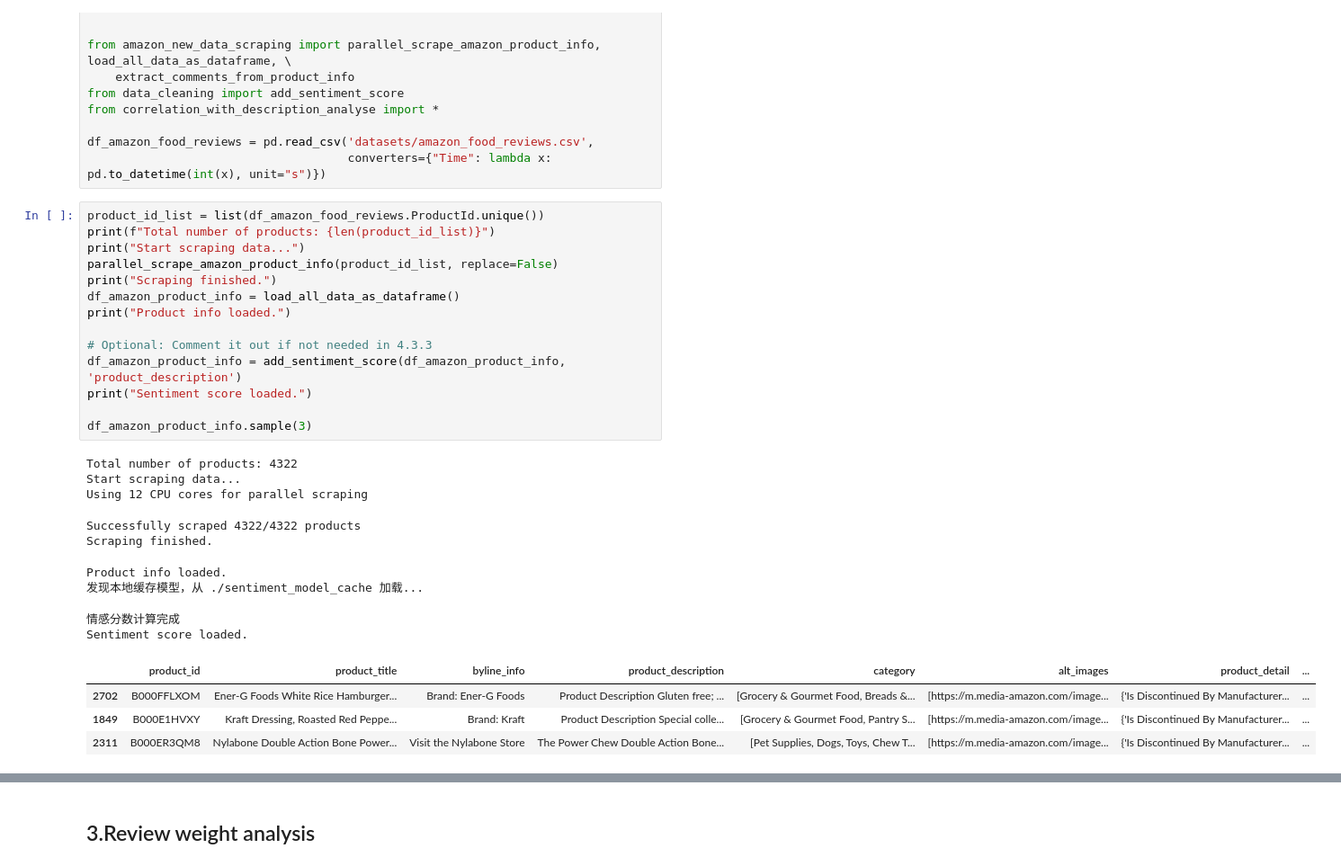
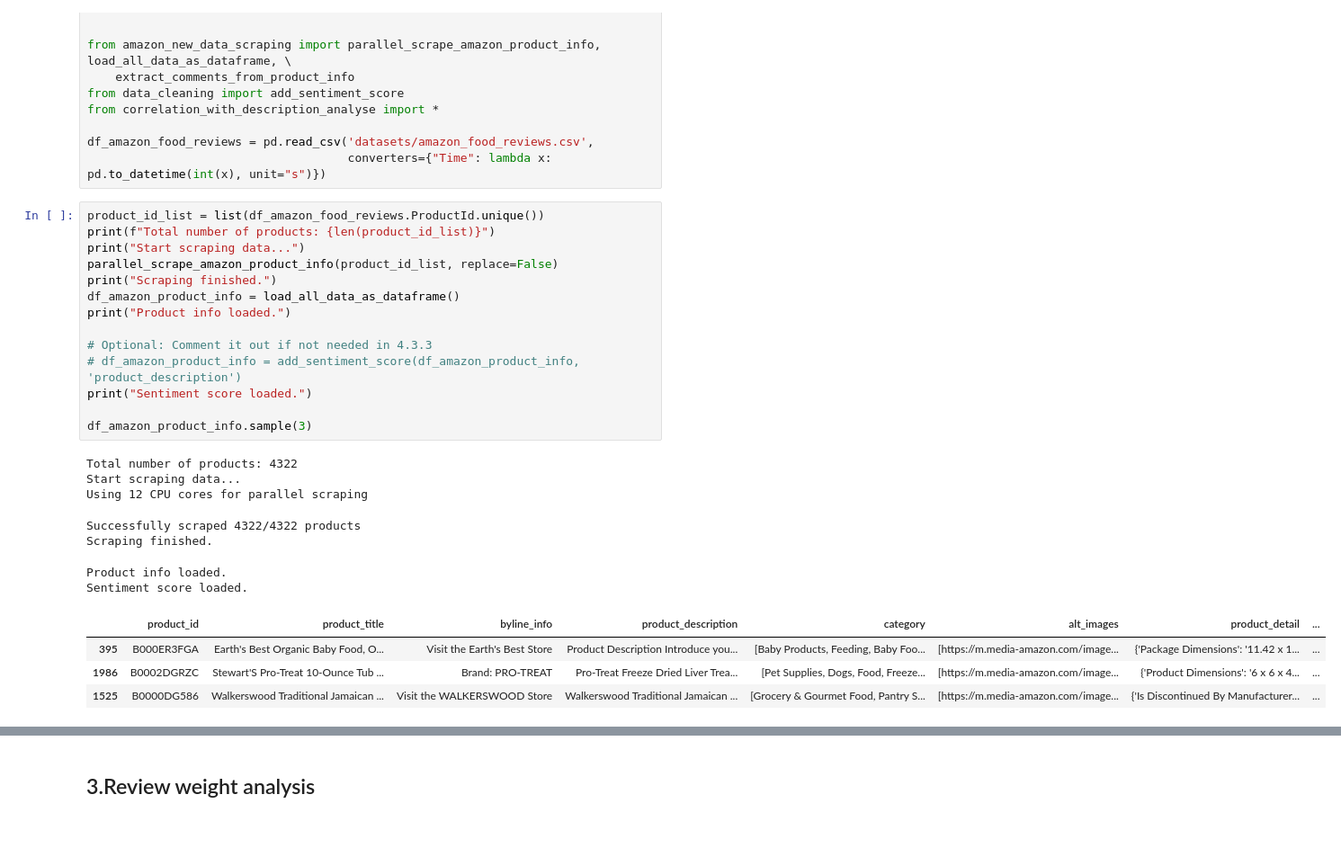
Before and after one commit to Vector239/ISOM5160-project-AI-Driven-Personalized-Product-Improvement-Recommendation-System-for-Amazon-Sellers, a Jupyter notebook: ISOM5160-GROUP7.ipynb, the cells around one changed output, grey strips where cells are left out. Shown at 90% size. Saved outputs shown, nothing was run; the diff lists cells and outputs as text; blank space fills up the shorter version.

```diff
--- a/ISOM5160-GROUP7.ipynb
+++ b/ISOM5160-GROUP7.ipynb
@@ -42,31 +42,29 @@ df_amazon_food_reviews = pd.read_csv('datasets/amazon_food_reviews.csv',
 # %%
 product_id_list = list(df_amazon_food_reviews.ProductId.unique())
 print(f"Total number of products: {len(product_id_list)}")
 print("Start scraping data...")
 parallel_scrape_amazon_product_info(product_id_list, replace=False)
 print("Scraping finished.")
 df_amazon_product_info = load_all_data_as_dataframe()
 print("Product info loaded.")
 
 # Optional: Comment it out if not needed in 4.3.3
-df_amazon_product_info = add_sentiment_score(df_amazon_product_info, 'product_description')
+# df_amazon_product_info = add_sentiment_score(df_amazon_product_info, 'product_description')
 print("Sentiment score loaded.")
 
 df_amazon_product_info.sample(3)
 # %% [output]
 Total number of products: 4322
 Start scraping data...
 Using 12 CPU cores for parallel scraping
 Successfully scraped 4322/4322 products
 Scraping finished.
 Product info loaded.
-发现本地缓存模型，从 ./sentiment_model_cache 加载...
+Sentiment score loaded.
-情感分数计算完成
-Sentiment score loaded.
 |  | product_id | product_title | byline_info | product_description | category | alt_images | product_detail | ... |
-| 2702 | B000FFLXOM | Ener-G Foods White Rice Hamburger... | Brand: Ener-G Foods | Product Description Gluten free; ... | [Grocery & Gourmet Food, Breads &... | [https://m.media-amazon.com/image... | {'Is Discontinued By Manufacturer... | ... |
-| 1849 | B000E1HVXY | Kraft Dressing, Roasted Red Peppe... | Brand: Kraft | Product Description Special colle... | [Grocery & Gourmet Food, Pantry S... | [https://m.media-amazon.com/image... | {'Is Discontinued By Manufacturer... | ... |
-| 2311 | B000ER3QM8 | Nylabone Double Action Bone Power... | Visit the Nylabone Store | The Power Chew Double Action Bone... | [Pet Supplies, Dogs, Toys, Chew T... | [https://m.media-amazon.com/image... | {'Is Discontinued By Manufacturer... | ... |
+| 395 | B000ER3FGA | Earth's Best Organic Baby Food, O... | Visit the Earth's Best Store | Product Description Introduce you... | [Baby Products, Feeding, Baby Foo... | [https://m.media-amazon.com/image... | {'Package Dimensions': '11.42 x 1... | ... |
+| 1986 | B0002DGRZC | Stewart'S Pro-Treat 10-Ounce Tub ... | Brand: PRO-TREAT | Pro-Treat Freeze Dried Liver Trea... | [Pet Supplies, Dogs, Food, Freeze... | [https://m.media-amazon.com/image... | {'Product Dimensions': '6 x 6 x 4... | ... |
+| 1525 | B0000DG586 | Walkerswood Traditional Jamaican ... | Visit the WALKERSWOOD Store | Walkerswood Traditional Jamaican ... | [Grocery & Gourmet Food, Pantry S... | [https://m.media-amazon.com/image... | {'Is Discontinued By Manufacturer... | ... |
 # %%
 # Concat new reviews to the original dataset and drop duplicates
 df_amazon_food_reviews = pd.concat([df_amazon_food_reviews, extract_comments_from_product_info(df_amazon_product_info)]
```
Also changed, not shown: parts of 5 cells of this notebook, 2 other files.
